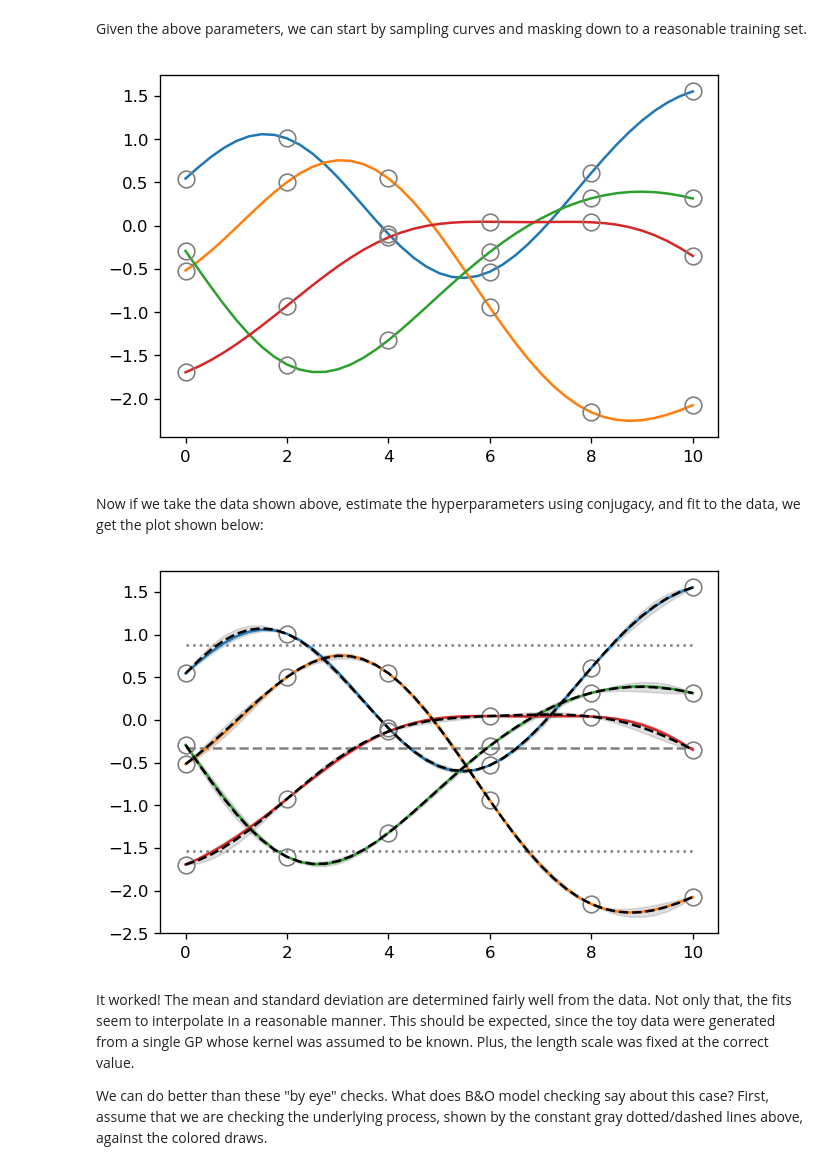
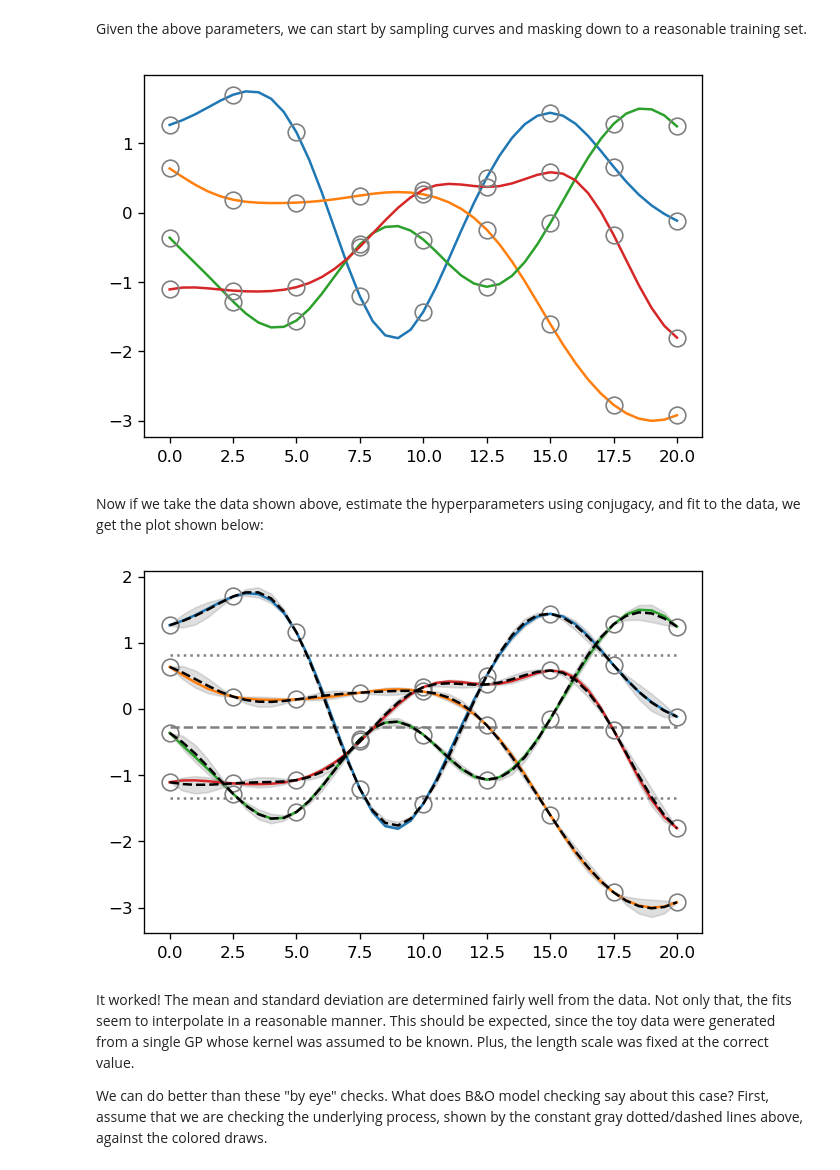
Before and after one commit to buqeye/gsum, a Jupyter notebook: gsum/examples/model_checking_tests.ipynb, the cells around one changed output. Saved outputs shown, nothing was run; the diff lists cells and outputs as text; code cells hidden in the pictures.

```diff
--- a/gsum/examples/model_checking_tests.ipynb
+++ b/gsum/examples/model_checking_tests.ipynb
@@ -31,29 +35,3 @@ That is what this notebook aims to do.
 Let's start with model checking diagnostics that assumes everything is Gaussian. We don't need to integrate out parameters yet, and instead be content with MAP values for now.
 # %% [markdown]
 Here are some utility functions that will prove useful later.
-# %%
-def lazy_property(function):
-    R"""Stores as a hidden attribute if it doesn't exist yet, else it returns the hidden attribute.
-
-    This means that any method decorated with this function will only be computed if necessary, and will be
-    stored if needed to be called again.
-    """
-    attribute = '_cache_' + function.__name__
-
-    @property
-    @wraps(function)
-    def decorator(self):
-        if not hasattr(self, attribute):
-            setattr(self, attribute, function(self))
-        return getattr(self, attribute)
-
-    return decorator
-
-
-def chol_errors(y, mean, chol):
-        return sp.linalg.solve_triangular(chol, (y - mean).T, lower=True).T
-
-
-def mahalanobis(y, mean, chol):
-    err = chol_errors(y, mean, chol)
-    return np.linalg.norm(err, axis=-1)
@@ -500,14 +903,15 @@ class GraphicalDiagnostic:
 
 Begin by drawing a set of curves from a GP, then pick a set of points to fit to. Below are the parameters one might want to adjust:
 # %%
-X_full = np.atleast_2d(np.linspace(0, 10, 41)).T
-mask = np.array([i % 8 == 0 for i in range(len(X_full))])
+X_full = np.atleast_2d(np.linspace(0, 20, 41)).T
+mask = np.array([i % 5 == 0 for i in range(len(X_full))])
 
 n_samples = 4
 n_ref = 1000
 seed = 2
 nugget_sd = 1e-4
 true_kernel = C(1.0, (1e-3, 1e3)) * RBF(3, (1e-2, 1e2)) + WhiteKernel(nugget_sd**2)
+kernel = true_kernel
 
 # Whether or not vertical lines or a histogram is plotted for the md and kl plots
 vlines = True
@@ -527,35 +931,36 @@ X = X_full[mask]
 plt.plot(X_full.ravel(), toy_data_full.T);
 plt.plot(X.ravel(), toy_data.T, ls='', marker='o', fillstyle='none', markersize=10, c='gray');
 # %% [output]
-[figure, old version]
+[figure, new version]
 # %% [markdown]
 Now if we take the data shown above, estimate the hyperparameters using conjugacy, and fit to the data, we get the plot shown below:
 # %%
-# kernel = C(1.0, (1e-3, 1e3)) * RBF(3, (1e-2, 1e2)) + WhiteKernel(1e-8)
-kernel = true_kernel
-my_gp = GP(kernel)
+my_gp = ConjugateGaussianProcess(kernel)
 my_gp.fit(X, toy_data)
+# X_new = X_full[~mask]
+# toy_data_pred = toy_data_full[:, ~mask]
 X_new = X_full
-m_pred, K_pred = my_gp.predict(X_new)
+toy_data_pred = toy_data_full
+m_pred, K_pred = my_gp.predict(X_new, return_cov=True, pred_noise=True)
 # print(np.diag(K_pred))
 sd_pred = np.sqrt(np.diag(K_pred))
 
 # Plot the underlying process
 plt.plot(X.ravel(), my_gp.mean(), ls='--', c='gray')
-plt.plot(X.ravel(), my_gp.mean() + my_gp.sd, ls=':', c='gray')
-plt.plot(X.ravel(), my_gp.mean() - my_gp.sd, ls=':', c='gray');
+plt.plot(X.ravel(), my_gp.mean() + my_gp.sd(), ls=':', c='gray')
+plt.plot(X.ravel(), my_gp.mean() - my_gp.sd(), ls=':', c='gray');
 
 # Now the true data
 plt.plot(X_full.ravel(), toy_data_full.T);
 plt.plot(X.ravel(), toy_data.T, ls='', marker='o', fillstyle='none', markersize=10, c='gray');
 
 # The predicted interpolants and their errors
 plt.plot(X_new.ravel(), m_pred.T, c='k', ls='--', label='pred');
 for m in m_pred:
     plt.fill_between(X_new.ravel(), m + 2*sd_pred, m - 2*sd_pred, color='gray', alpha=0.25)
 # plt.legend();
 # %% [output]
-[figure, old version]
+[figure, new version]
 # %% [markdown]
 It worked! The mean and standard deviation are determined fairly well from the data. Not only that, the fits seem to interpolate in a reasonable manner. This should be expected, since the toy data were generated from a single GP whose kernel was assumed to be known. Plus, the length scale was fixed at the correct value.
 
```
Also changed, not shown: parts of 19 cells of this notebook.
